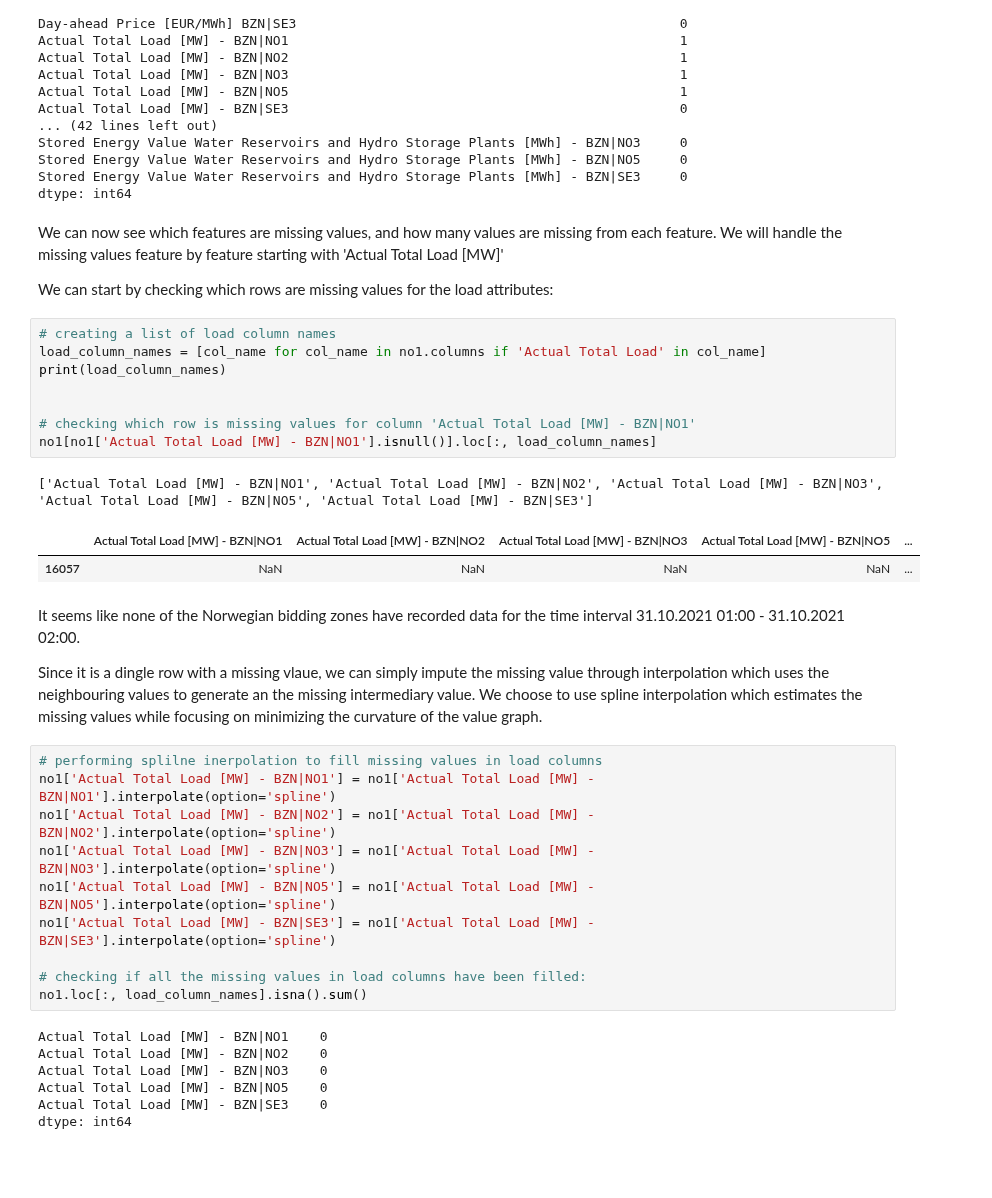
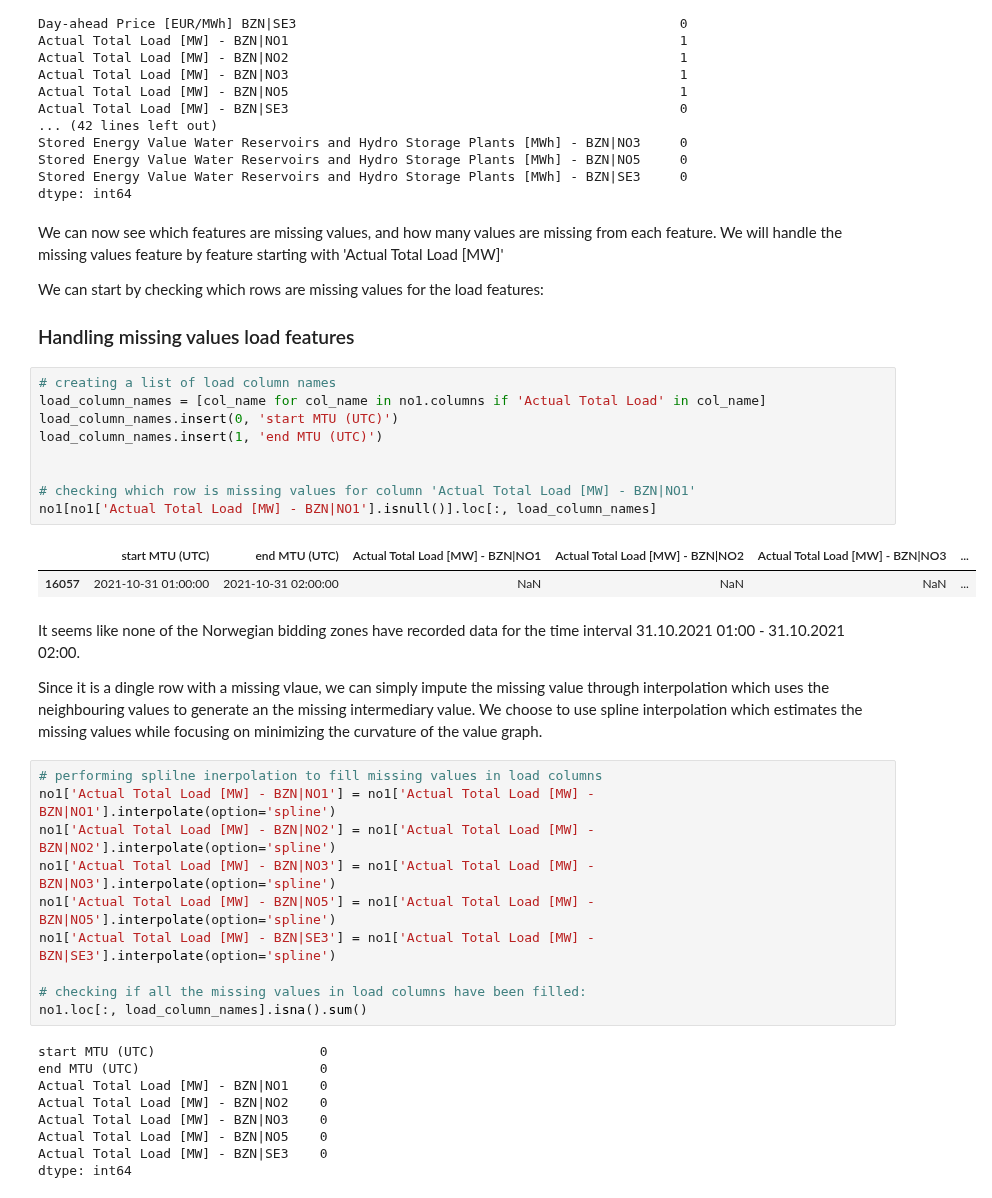
Before and after one commit to HIOF-Bachelor-Project-Group-7/Time-series-energy-price-prediction-bidding-zone-N01, a Jupyter notebook: code/exploratory data analysis - bidding zone NO1 and neighboring zones 2020-2022.ipynb, the cells around one changed output. Cells and saved outputs as stored; diff of their text form; blank space fills up the shorter version.

```diff
--- a/code/exploratory data analysis - bidding zone NO1 and neighboring zones 2020-2022.ipynb
+++ b/code/exploratory data analysis - bidding zone NO1 and neighboring zones 2020-2022.ipynb
@@ -96,19 +102,20 @@ dtype: int64
 # %% [markdown]
 We can now see which features are missing values, and how many values are missing from each feature. We will handle the missing values feature by feature starting with 'Actual Total Load [MW]'
 
-We can start by checking which rows are missing values for the load attributes:
+We can start by checking which rows are missing values for the load features:
+### Handling missing values load features
 # %%
 # creating a list of load column names
 load_column_names = [col_name for col_name in no1.columns if 'Actual Total Load' in col_name]
-print(load_column_names)
+load_column_names.insert(0, 'start MTU (UTC)')
+load_column_names.insert(1, 'end MTU (UTC)')
 
 
 # checking which row is missing values for column 'Actual Total Load [MW] - BZN|NO1'
 no1[no1['Actual Total Load [MW] - BZN|NO1'].isnull()].loc[:, load_column_names]
 # %% [output]
-['Actual Total Load [MW] - BZN|NO1', 'Actual Total Load [MW] - BZN|NO2', 'Actual Total Load [MW] - BZN|NO3', 'Actual Total Load [MW] - BZN|NO5', 'Actual Total Load [MW] - BZN|SE3']
-|  | Actual Total Load [MW] - BZN|NO1 | Actual Total Load [MW] - BZN|NO2 | Actual Total Load [MW] - BZN|NO3 | Actual Total Load [MW] - BZN|NO5 | ... |
-| 16057 | NaN | NaN | NaN | NaN | ... |
+|  | start MTU (UTC) | end MTU (UTC) | Actual Total Load [MW] - BZN|NO1 | Actual Total Load [MW] - BZN|NO2 | Actual Total Load [MW] - BZN|NO3 | ... |
+| 16057 | 2021-10-31 01:00:00 | 2021-10-31 02:00:00 | NaN | NaN | NaN | ... |
 # %% [markdown]
 It seems like none of the Norwegian bidding zones have recorded data for the time interval 31.10.2021 01:00 - 31.10.2021 02:00.
 
@@ -124,6 +131,8 @@ no1['Actual Total Load [MW] - BZN|SE3'] = no1['Actual Total Load [MW] - BZN|SE3'
 # checking if all the missing values in load columns have been filled:
 no1.loc[:, load_column_names].isna().sum()
 # %% [output]
+start MTU (UTC)                     0
+end MTU (UTC)                       0
 Actual Total Load [MW] - BZN|NO1    0
 Actual Total Load [MW] - BZN|NO2    0
 Actual Total Load [MW] - BZN|NO3    0
```
Also changed, not shown: parts of 5 cells of this notebook.
